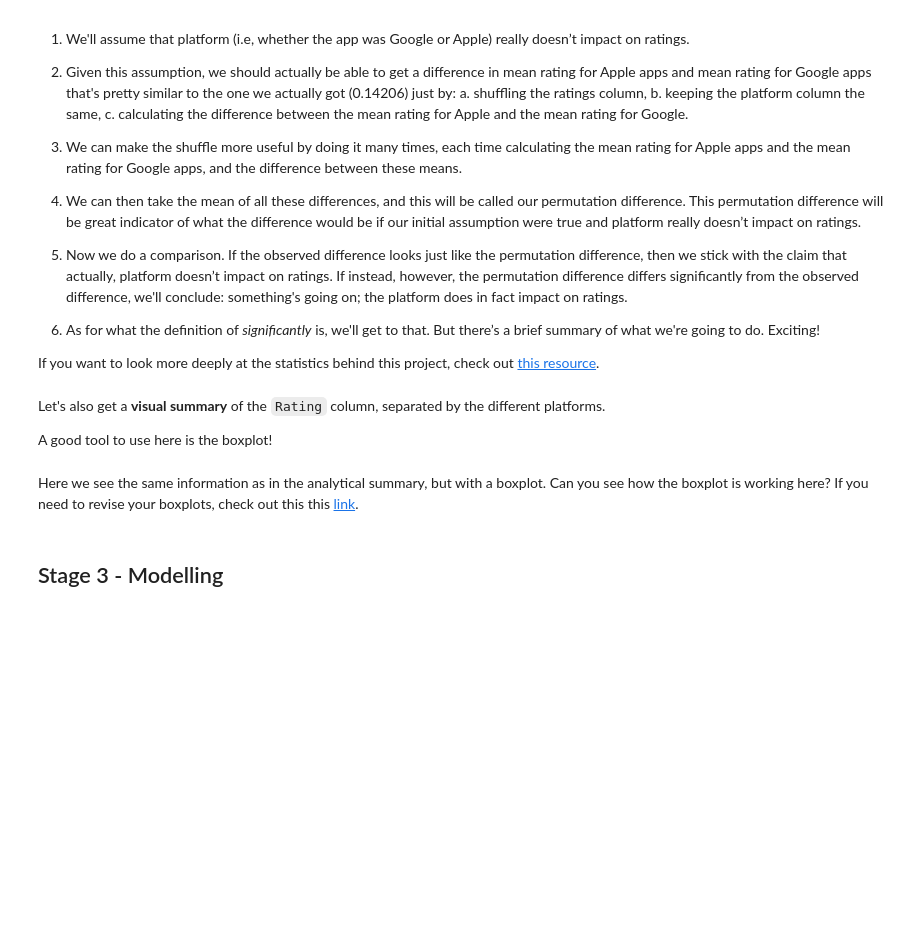
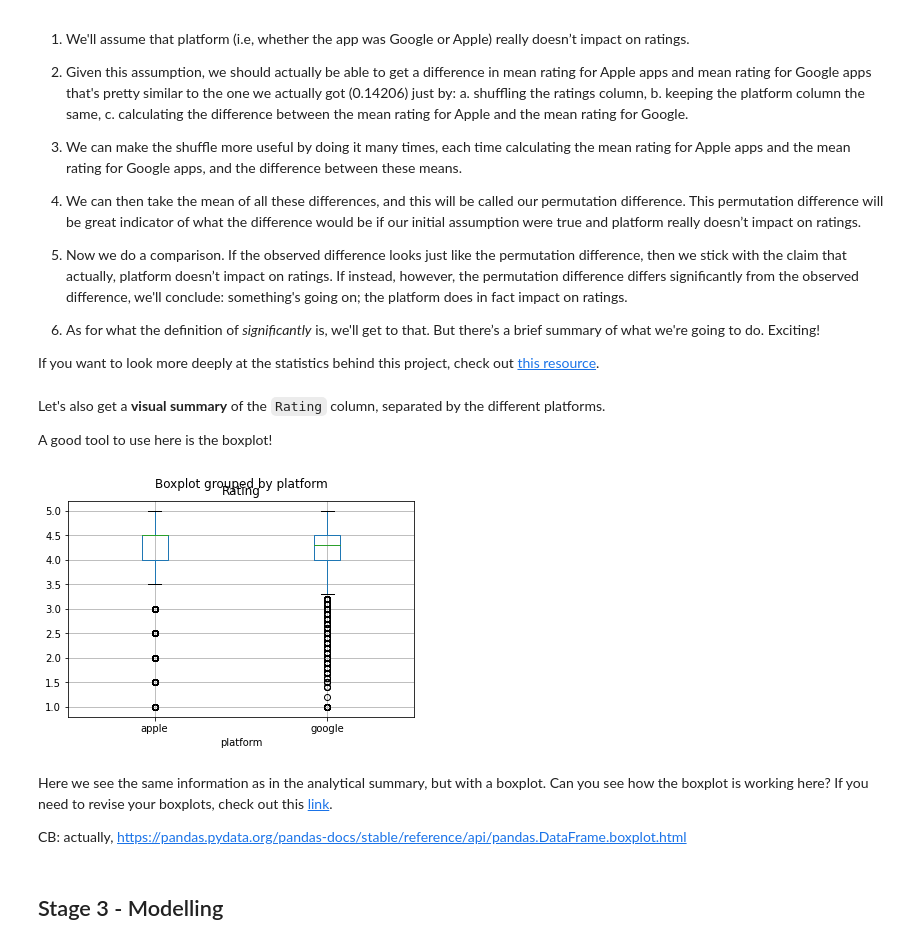
Before and after one commit to cabruck/DataScienceAppStore, a Jupyter notebook: Springboard Apps project - Tier 3 - Complete.ipynb, the cells around one changed output. Drawn from its saved outputs; the diff is of its cells as text; code cells hidden in the pictures; blank space fills up the shorter version.

```diff
--- a/Springboard Apps project - Tier 3 - Complete.ipynb
+++ b/Springboard Apps project - Tier 3 - Complete.ipynb
@@ -202,10 +292,18 @@ This is an important step to unify the two datasets!
 # %%
 # Create a variable called old_names where you'll store the column names of the Apple dataframe.
 # Use the feature .columns.
-_ _ _
+old_names = Apple.columns
 
 # Create a variable called new_names where you'll store the column names of the Google dataframe.
-_ _ _
+new_names = Google.columns
 
 # Use the rename() DataFrame method to change the columns names.
-_ _ _
+
+# https://pandas.pydata.org/pandas-docs/stable/reference/api/pandas.DataFrame.rename.html
+# https://datagy.io/python-create-dictionary-from-two-lists/
+lookup = dict(zip(old_names, new_names))
+Apple.rename(columns = lookup, inplace = True)
+
+#Apple.columns = Google.columns     # this also works when columns are in same order
+
+Apple.head(1)
@@ -214,7 +315,7 @@ _ _ _
 Let's combine the two datasets into a single data frame called `df`.
 # %%
 # Let's use the append() method to append Apple to Google.
-_ _ _
+df = Google.append(Apple)
 
 # Using the sample() method with the number 12 passed to it, check 12 random points of your dataset.
-_ _ _
+df.sample(12)
@@ -225,9 +349,6 @@ As you can see there are some `NaN` values. We want to eliminate all these `NaN`
 # %%
-# Lets check first the dimesions of df before droping `NaN` values. Use the .shape feature.
-_ _ _
+# Use the dropna() method to eliminate all the NaN values, and overwrite the same dataframe with the result.
+df.dropna(inplace = True)
 
-# Use the dropna() method to eliminate all the NaN values, and overwrite the same dataframe with the result.
-_ _ _
-
-# Check the new dimesions of our dataframe.
-_ _ _
+# Check the new dimensions of our dataframe.
+df.shape
@@ -245,4 +378,6 @@ _ _ _
 929 apps do not have reviews, we need to eliminate these points!
 # %%
 # Eliminate the points that have 0 reviews.
-_ _ _
+# df.query('Reviews != 0', inplace = True)      #this also works
+df = df[df['Reviews'] != 0]
+df.shape
@@ -284,9 +426,13 @@ Let's also get a **visual summary** of the `Rating` column, separated by the dif
 A good tool to use here is the boxplot!
 # %%
 # Call the boxplot() method on our df.
-_ _ _
+_= df.boxplot(column = 'Rating', by = 'platform')
+# %% [output]
+[figure, added]
 # %% [markdown]
-Here we see the same information as in the analytical summary, but with a boxplot. Can you see how the boxplot is working here? If you need to revise your boxplots, check out this this [link](https://www.kaggle.com/ramamet4/app-store-apple-data-set-10k-apps).
+Here we see the same information as in the analytical summary, but with a boxplot. Can you see how the boxplot is working here? If you need to revise your boxplots, check out this [link](https://www.kaggle.com/ramamet4/app-store-apple-data-set-10k-apps).
+
+CB: actually, https://pandas.pydata.org/pandas-docs/stable/reference/api/pandas.DataFrame.boxplot.html
 # %% [markdown]
 ## Stage 3 - Modelling
 # %% [markdown]
```
Also changed, not shown: parts of 36 cells of this notebook.
